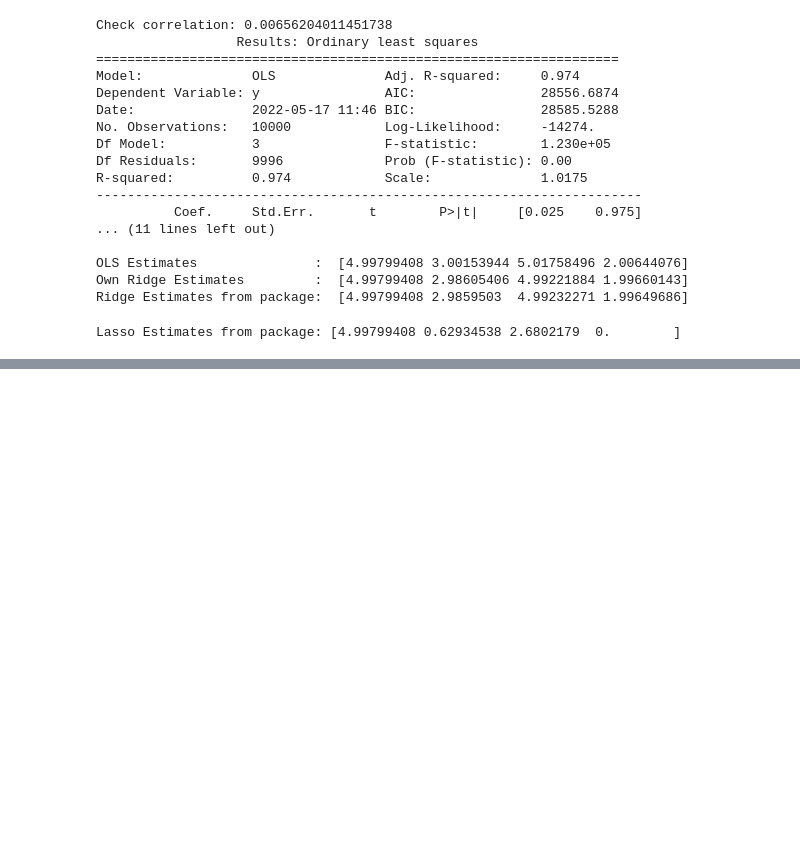
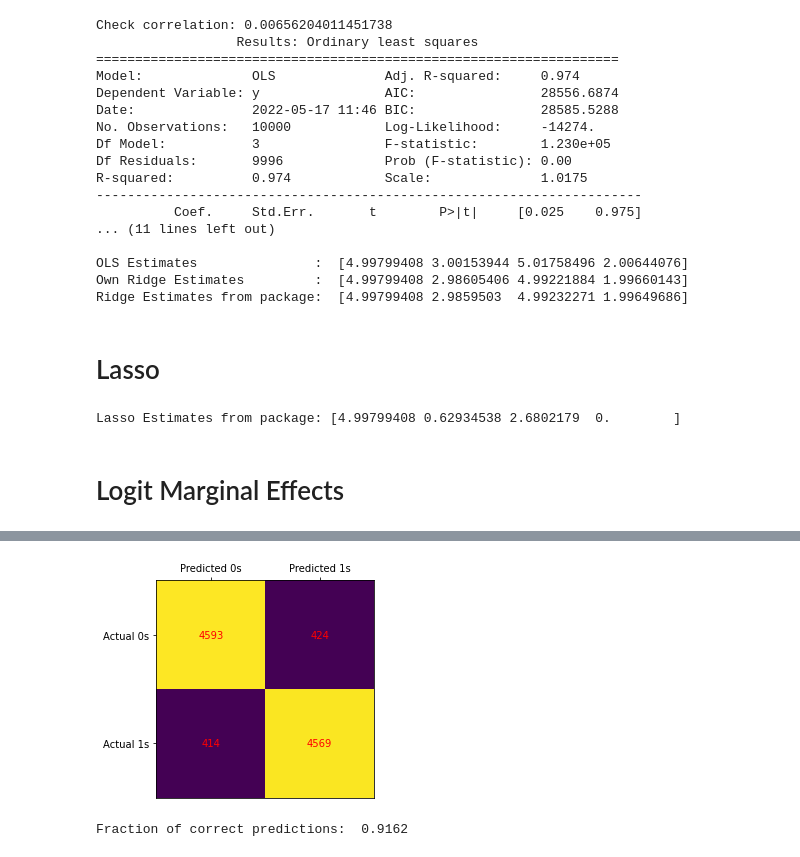
Before and after one commit to Liomat97/AQM-UCI-Machine-Learning, a Jupyter notebook: AQM Test.ipynb, the cells around one changed output, grey strips where cells are left out. Drawn from its saved outputs; the diff is of its cells as text; code cells hidden in the pictures; blank space fills up the shorter version.

```diff
--- a/AQM Test.ipynb
+++ b/AQM Test.ipynb
@@ -124,6 +421,8 @@ R-squared:          0.974            Scale:              1.0175
 OLS Estimates               :  [4.99799408 3.00153944 5.01758496 2.00644076]
 Own Ridge Estimates         :  [4.99799408 2.98605406 4.99221884 1.99660143]
 Ridge Estimates from package:  [4.99799408 2.9859503  4.99232271 1.99649686]
+# %% [markdown]
+# Lasso
 # %%
 from sklearn.linear_model import Lasso
 lam = 2.3
@@ -135,3 +434,78 @@ rr.fit(xs,y)
 print("Lasso Estimates from package:", np.append(rr.intercept_,rr.coef_))
 # %% [output]
 Lasso Estimates from package: [4.99799408 0.62934538 2.6802179  0.        ]
+# %% [markdown]
+# Logit Marginal Effects
+# %%
+import numpy as np
+import pandas as pd
+import statsmodels.api as sm
+import matplotlib.pyplot as plt
+from statsmodels.formula.api import logit
+
+#Input parameters
+n = 10000; mu1 = 0; sigma1 = 1; mu2 = 0; sigma2 = 1; mu3 = 0
+sigma3 = 1; c = 0; beta1 = 3; beta2 = 5; beta3 = 2
+#Correlation between x2 and x3
+rho = 0
+
+#Regressors
+np.random.seed(0)
+x1 = np.random.normal(mu1,sigma1,n)
+x2 = np.random.normal(mu2,sigma2,n)
+x3 = rho*x2 + np.sqrt(1-rho**2)*np.random.normal(mu3,sigma3,n)
+
+#Error term
+epsilon = np.random.logistic(0,1,n)
+
+#Data Generating Process (True Model)
+ystar = c + beta1*x1 + beta2*x2 + beta3*x3 + epsilon
+y = 1*(ystar > 0)
+
+#Correctly specified
+x=np.column_stack((x1,x2,x3))
+xcon = sm.add_constant(x)
+model = sm.OLS(y,xcon)
+results = model.fit()
+print(results.summary2())
+
+datalogit = pd.DataFrame(np.column_stack((y,x1,x2,x3)))
+formula = ('y ~ x1 + x2 + x3')
+model = logit(formula = formula, data = datalogit).fit()
+print(model.summary())
+
+
+AME = model.get_margeff(at='overall', method='dydx')
+print(AME.summary())
+
+#cm = model.pred_table(0.8)
+
+
+from sklearn.linear_model import LogisticRegression
+from sklearn.metrics import classification_report, confusion_matrix
+model = LogisticRegression(solver='newton-cg', C=9999999, fit_intercept=True)
+model.fit(x, y)
+
+prob = model.predict_proba(x)
+
+pred = model.predict(x)
+
+pred = 1*(prob[:,1] > 0.5)
+
+
+cm = confusion_matrix(y, pred)
+frac_correct = (cm[0,0]+cm[1,1])/n
+
+fig, ax = plt.subplots(figsize=(4, 4))
+ax.imshow(cm)
+ax.grid(False)
+ax.xaxis.set(ticks=(0, 1), ticklabels=('Predicted 0s', 'Predicted 1s'))
+ax.yaxis.set(ticks=(0, 1), ticklabels=('Actual 0s', 'Actual 1s'))
+ax.xaxis.tick_top()
+ax.set_ylim(1.5, -0.5)
+for i in range(2):
+    for j in range(2):
+        ax.text(j, i, cm[i, j], ha='center', va='center', color='red')
+plt.show()
+print("Fraction of correct predictions: ", frac_correct)
+# %% [output]
@@ -137,0 +529,2 @@ Lasso Estimates from package: [4.99799408 0.62934538 2.6802179  0.        ]
+[figure, added]
+Fraction of correct predictions:  0.9162
```
Also changed, not shown: parts of 31 cells of this notebook.
